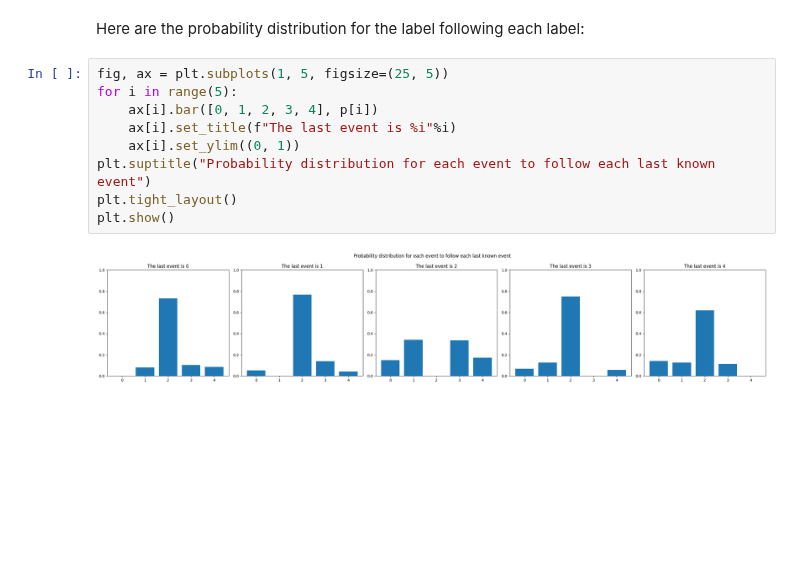
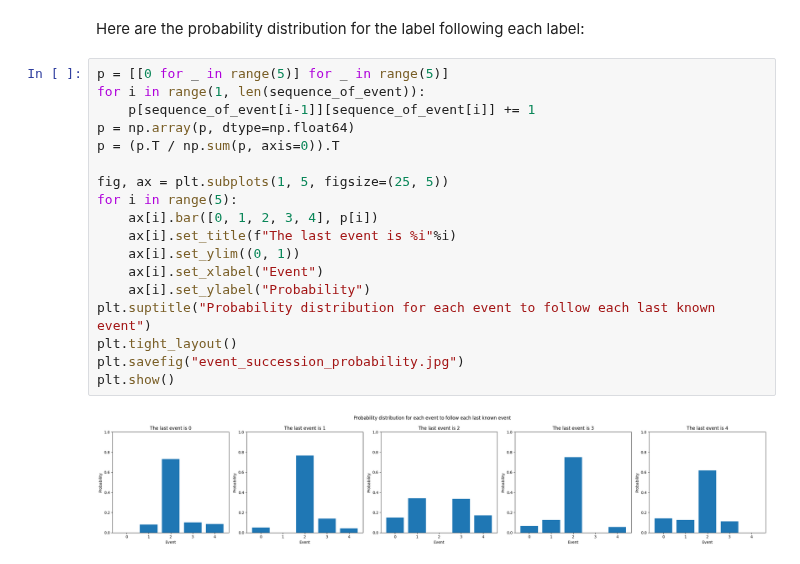
Before and after one commit to pascaltribel/RampUp, a Jupyter notebook: BasicMarkovChain.ipynb, the cells around one changed output. Drawn from its saved outputs; the diff is of its cells as text; blank space fills up the shorter version.

```diff
--- a/BasicMarkovChain.ipynb
+++ b/BasicMarkovChain.ipynb
@@ -58,13 +61,22 @@ array([[0.        , 0.08      , 0.73142857, 0.10285714, 0.08571429],
 # %% [markdown]
 Here are the probability distribution for the label following each label:
-# %%
-fig, ax = plt.subplots(1, 5, figsize=(25, 5))
-for i in range(5):
-    ax[i].bar([0, 1, 2, 3, 4], p[i])
-    ax[i].set_title(f"The last event is %i"%i)
-    ax[i].set_ylim((0, 1))
-plt.suptitle("Probability distribution for each event to follow each last known event")
-plt.tight_layout()
-plt.show()
-# %% [output]
-[figure, removed]
+# %%
+p = [[0 for _ in range(5)] for _ in range(5)]
+for i in range(1, len(sequence_of_event)):
+    p[sequence_of_event[i-1]][sequence_of_event[i]] += 1
+p = np.array(p, dtype=np.float64)
+p = (p.T / np.sum(p, axis=0)).T
+
+fig, ax = plt.subplots(1, 5, figsize=(25, 5))
+for i in range(5):
+    ax[i].bar([0, 1, 2, 3, 4], p[i])
+    ax[i].set_title(f"The last event is %i"%i)
+    ax[i].set_ylim((0, 1))
+    ax[i].set_xlabel("Event")
+    ax[i].set_ylabel("Probability")
+plt.suptitle("Probability distribution for each event to follow each last known event")
+plt.tight_layout()
+plt.savefig("event_succession_probability.jpg")
+plt.show()
+# %% [output]
+[figure, added]
```
Also changed, not shown: parts of 17 cells of this notebook, 4 other files.
